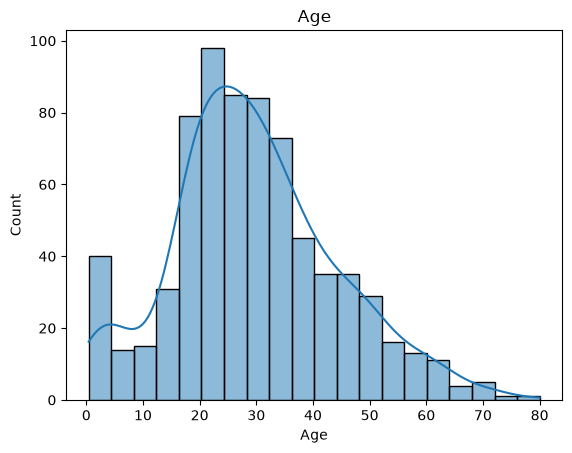
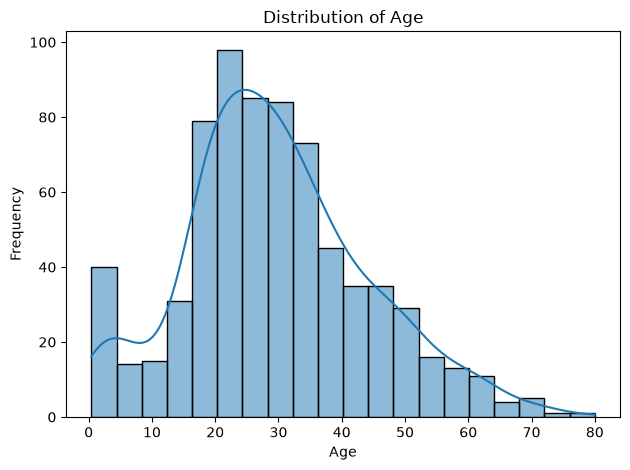
Code edit (unified diff) that turned the first committed figure into the second:
--- before
+++ after
@@ -5,6 +5,6 @@
         
         print("DATA QUALITY")
-        print(f"Missing quantity :{float(df[col].isnull().sum())}")
-        print(f"Missing percentage:{round(float(df[col].isnull().sum()/df[col].shape[0]*100),2)}%")
+        print(f"Missing quantity :{df[col].isnull().sum()}")
+        print(f"Missing percentage:{round((df[col].isnull().sum()/df[col].shape[0]*100),2)}%")
 
         print("CENTRAL TENDENCY")
@@ -19,25 +19,29 @@
         print("IQR ANALYSIS")
         
-        q1 = round(float(df[col].quantile(0.25)),2) 
-        q3 = round(float(df[col].quantile(0.75)),2)
+        q1 = df[col].quantile(0.25)
+        q3 = df[col].quantile(0.75)
         iqr = q3 - q1
         upper_bound = q3 + (1.5*iqr)
         lower_bound = q1 - (1.5*iqr)
         potential_outliers: pd.DataFrame = df[(df[col] < lower_bound) | (df[col] > upper_bound)]
-        percentage_of_potenial_outlier = round(potential_outliers.shape[0]/df[col].shape[0]*100,2)
+        percentage_of_potenial_outlier = potential_outliers.shape[0]/df[col].shape[0]*100
 
         print(f"Q1 :{q1}")
         print(f"Q3 :{q3}")
         print(f"IQR[Q3 -Q1] :{iqr}")
-        print(f"Upper bound[Q3 + 1.5*IQR]:{upper_bound} ")     
-        print(f"Lower bound[Q1 - 1.5*IQR]:{lower_bound} ")
+        print(f"Upper bound[Q3 + 1.5*IQR]:{upper_bound:.2f} ")     
+        print(f"Lower bound[Q1 - 1.5*IQR]:{lower_bound:.2f} ")
         print(f"Number of potential outlier:{potential_outliers.shape[0]} ")  
-        print(f"percantage of potential outlier:{percentage_of_potenial_outlier}")
+        print(f"percantage of potential outlier:{percentage_of_potenial_outlier:.2f}")
 
         print("HISTOGRAM+KDE")
         sns.histplot(data=df, x=col, kde=True)
-        plt.title(col)
+        plt.title(f"Distribution of {col}")
+        plt.xlabel(col)
+        plt.ylabel("Frequency")
+        plt.tight_layout()
         plt.show()
         print("Boxplot:")
+        plt.figure(figsize=(8, 3))
         sns.boxplot(data=df , x = col)
         plt.title(f"Boxplot of {col}")
@@ -45,2 +49,24 @@
         plt.show()
 analyze_continous(df,column_groups["continuous_numerical"])
+fare_log = np.log1p(df["Fare"])
+print(f"Raw Fare skew:{df["Fare"].skew():.2f}")
+print(f"Log Fare skew:{fare_log.skew():.2f}")
+print("Histogram for log Fare:")
+plt.figure(figsize=(8, 5))
+
+sns.histplot(fare_log, kde=True)
+
+plt.title("Distribution of Log-Transformed Fare")
+plt.xlabel("log1p(Fare)")
+plt.ylabel("Frequency")
+plt.tight_layout()
+plt.show()
+print("Boxplot for log Fare")
+plt.figure(figsize=(8, 3))
+
+sns.boxplot(x=fare_log)
+
+plt.title("Boxplot of Log-Transformed Fare")
+plt.xlabel("log1p(Fare)")
+plt.tight_layout()
+plt.show()

Commit: Added log Fare and some modification